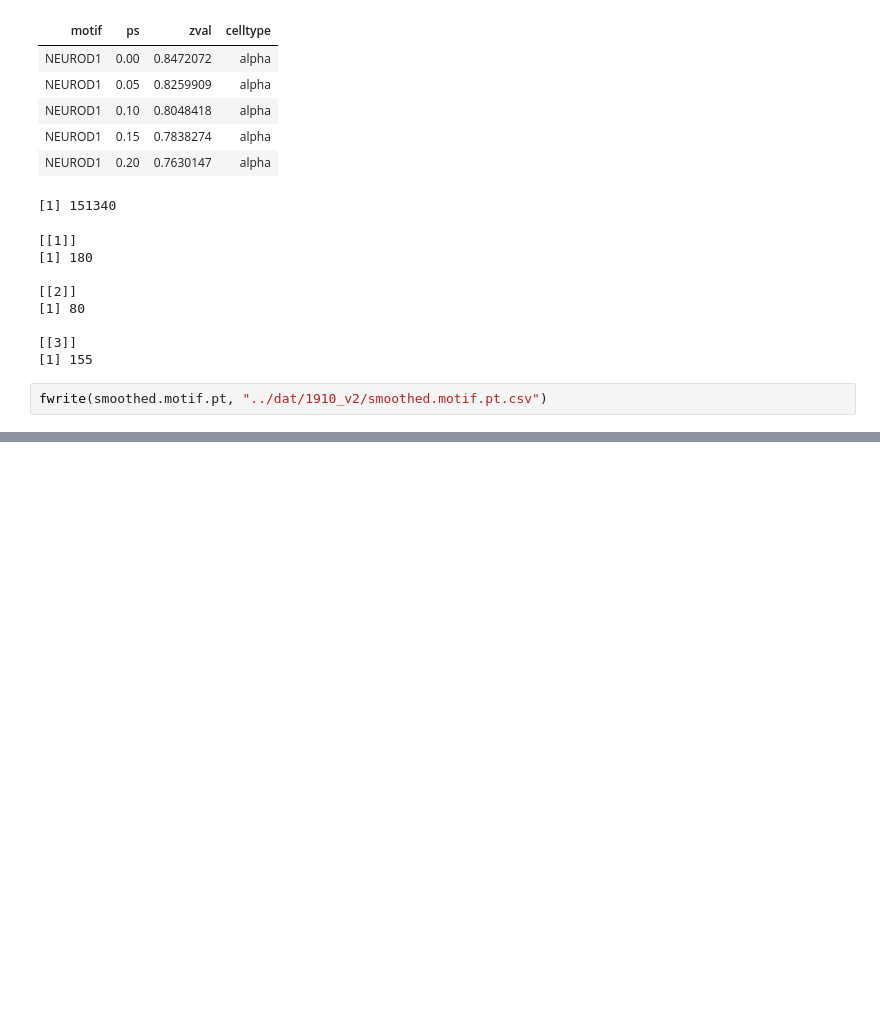
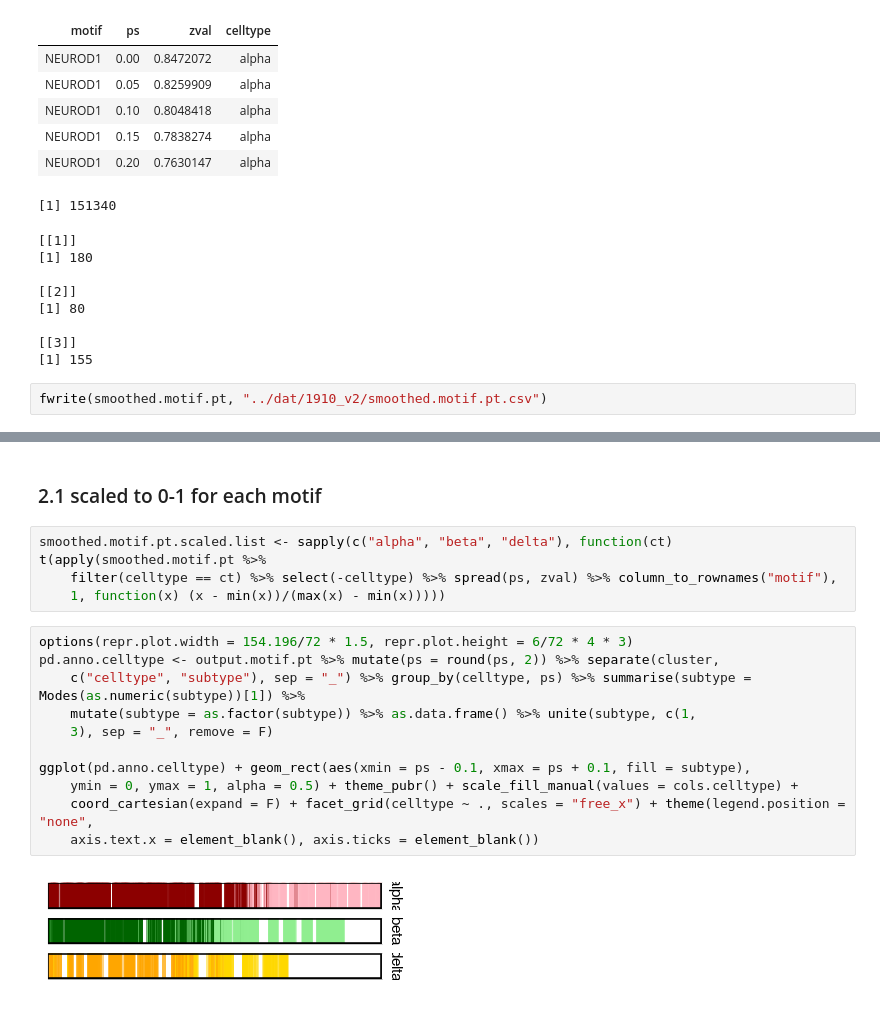
Before and after one commit to biomystery/islet_figs_motifs, a Jupyter notebook: chromVar/06.psedoTime.ipynb, the cells around one changed output, grey strips where cells are left out. Drawn from its saved outputs; the diff is of its cells as text; blank space fills up the shorter version.

Commit message:
finished motif ps hm

```diff
--- a/chromVar/06.psedoTime.ipynb
+++ b/chromVar/06.psedoTime.ipynb
@@ -196,0 +191,19 @@ fwrite(smoothed.motif.pt, "../dat/1910_v2/smoothed.motif.pt.csv")
+# %% [markdown]
+### 2.1 scaled to 0-1 for each motif
+# %%
+smoothed.motif.pt.scaled.list <- sapply(c("alpha", "beta", "delta"), function(ct) t(apply(smoothed.motif.pt %>%
+    filter(celltype == ct) %>% select(-celltype) %>% spread(ps, zval) %>% column_to_rownames("motif"),
+    1, function(x) (x - min(x))/(max(x) - min(x)))))
+# %%
+options(repr.plot.width = 154.196/72 * 1.5, repr.plot.height = 6/72 * 4 * 3)
+pd.anno.celltype <- output.motif.pt %>% mutate(ps = round(ps, 2)) %>% separate(cluster,
+    c("celltype", "subtype"), sep = "_") %>% group_by(celltype, ps) %>% summarise(subtype = Modes(as.numeric(subtype))[1]) %>%
+    mutate(subtype = as.factor(subtype)) %>% as.data.frame() %>% unite(subtype, c(1,
+    3), sep = "_", remove = F)
+
+ggplot(pd.anno.celltype) + geom_rect(aes(xmin = ps - 0.1, xmax = ps + 0.1, fill = subtype),
+    ymin = 0, ymax = 1, alpha = 0.5) + theme_pubr() + scale_fill_manual(values = cols.celltype) +
+    coord_cartesian(expand = F) + facet_grid(celltype ~ ., scales = "free_x") + theme(legend.position = "none",
+    axis.text.x = element_blank(), axis.ticks = element_blank())
+# %% [output]
+[figure, added]
```
Also changed, not shown: parts of 9 cells of this notebook, 6 other files.
